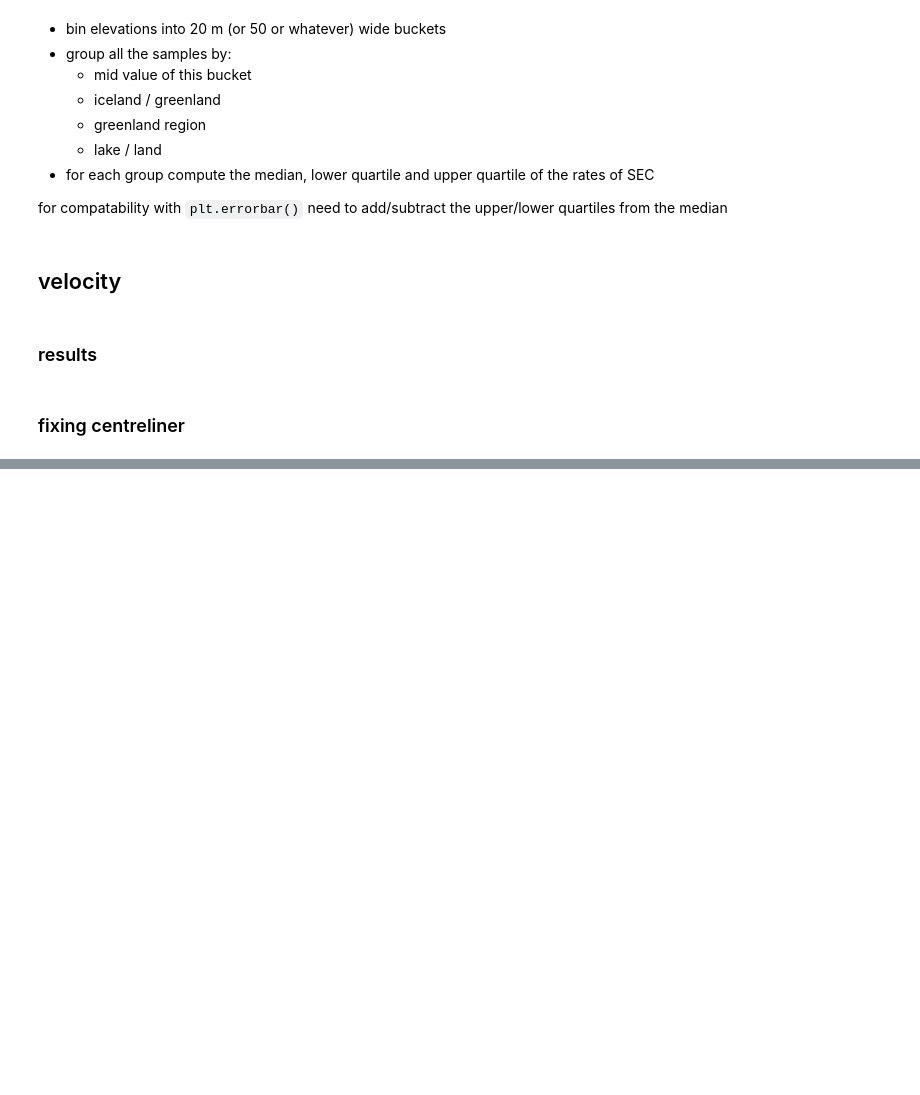
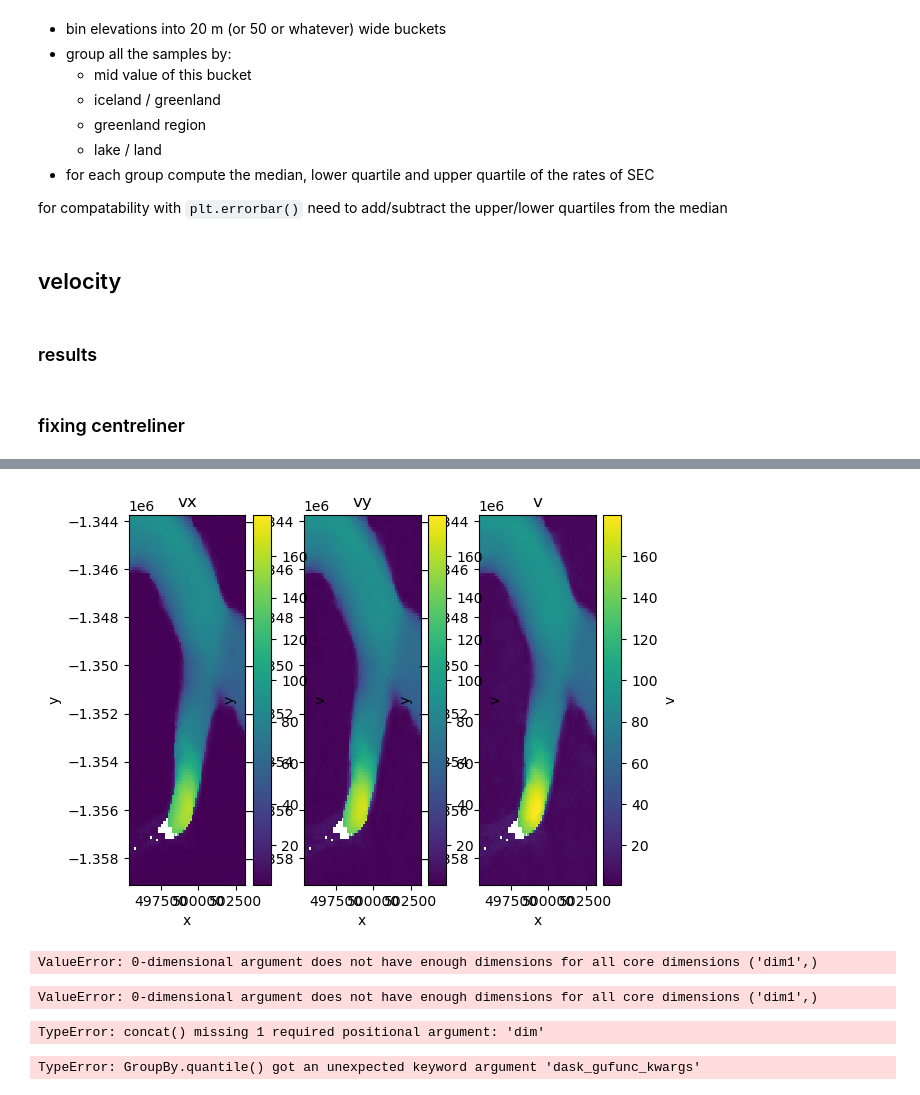
Before and after one commit to tlohde/lake-terminating-glaciers, a Jupyter notebook: src/jan25Update.ipynb, the cells around one changed output, grey strips where cells are left out. Drawn from its saved outputs; the diff is of its cells as text; code cells hidden in the pictures; blank space fills up the shorter version.

```diff
--- a/src/jan25Update.ipynb
+++ b/src/jan25Update.ipynb
@@ -889,0 +728,13 @@ V.robust_spatial_trends(ddt_range=(V.ddt_range))
+# %%
+V = CentreLiner(geo=centrelines.loc[10, 'geometry'],
+                buff_dist=3000,
+                index=10,
+                filter=True,
+                get_robust_trend=False,
+                get_annual_median=False,
+                sample_centreline=True,
+                get_rgb=False,
+                **{'ddt_range': [pd.Timedelta(td) for td in ('335d', '395d')],
+                   'middate_range': (pd.to_datetime('2010-01-01'),
+                                     pd.Timestamp.now()),
+                   })
@@ -889,0 +743,19 @@ V.robust_spatial_trends(ddt_range=(V.ddt_range))
+# %%
+q = [0.25, 0.5, 0.75, 0.9]
+def quantiles(arr):
+    return np.nanquantile(arr, q, axis=-1)
+
+out = xr.apply_ufunc(
+    quantiles,
+    ds,
+    input_core_dims=[['mid_date']],
+    output_core_dims=[['quartiles']],
+    vectorize=True,
+    dask='parallelized',
+    dask_gufunc_kwargs={
+        'allow_rechunk': True,
+        'output_sizes': {'quartiles': len(q)},
+    },
+    output_dtypes=[float],
+)
+out = out.assign_coords(quartiles=q)
@@ -889,0 +811,4 @@ V.robust_spatial_trends(ddt_range=(V.ddt_range))
+# %%
+norm = plt.Normalize(V.q_v['v'].min().compute(),
+                     V.q_v['v'].max().compute())
+cmap = plt.get_cmap('viridis')
@@ -889,0 +870,27 @@ V.robust_spatial_trends(ddt_range=(V.ddt_range))
+# %%
+fig, axs = plt.subplots(ncols=3)
+
+for i, q in enumerate(V.q_v):
+    V.q_v['v'][:,:,i].plot(ax=axs[i],
+                      cmap=cmap,
+                      norm=norm)
+    axs[i].set_title(q)
+# %% [output]
+[figure, added]
+# %%
+quantiles[0][:,:,0].plot()
+# %% [output]
+ValueError: 0-dimensional argument does not have enough dimensions for all core dimensions ('dim1',)
+# %%
+quantiles[:,:,0].plot()
+# %% [output]
+ValueError: 0-dimensional argument does not have enough dimensions for all core dimensions ('dim1',)
+# %%
+xr.concat(qs, dim='')
+# %% [output]
+TypeError: concat() missing 1 required positional argument: 'dim'
+# %%
+ds['v'].groupby(ds.mid_date.dt.year).quantile(0.25,
+                                              dask_gufunc_kwargs={'allow_rechunk': True})
+# %% [output]
+TypeError: GroupBy.quantile() got an unexpected keyword argument 'dask_gufunc_kwargs'
```
Also changed, not shown: parts of 32 cells of this notebook, 1 other file.
